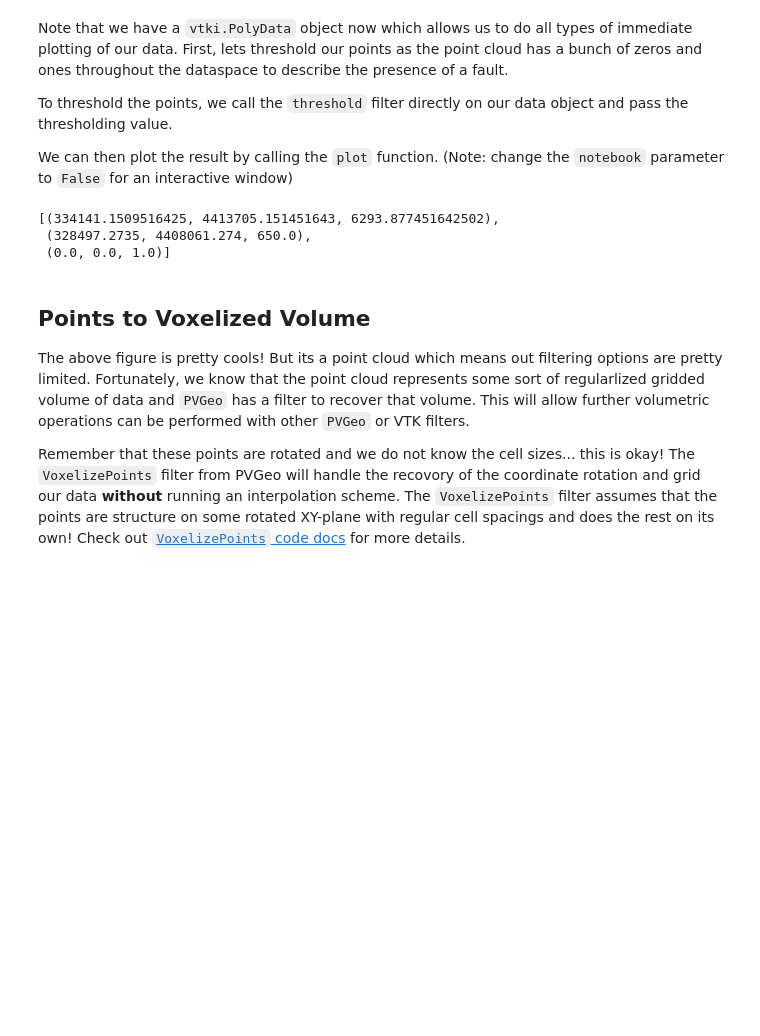
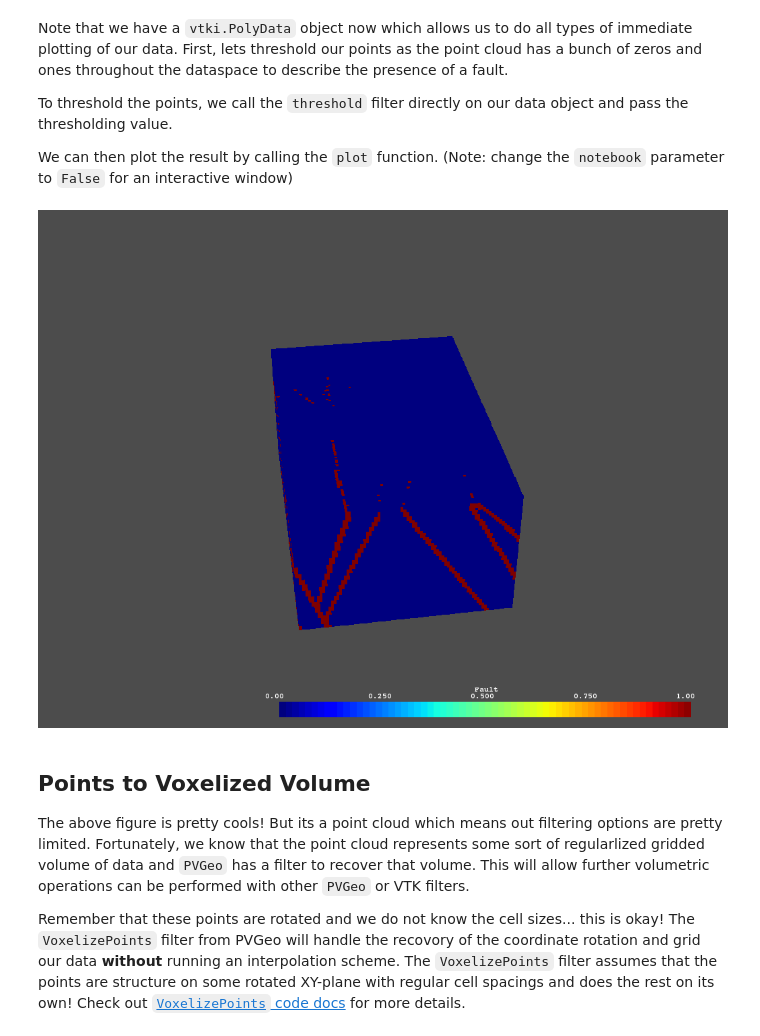
Before and after one commit to OpenGeoVis/PVGeo-Examples, a Jupyter notebook: 1.0 - Welcome.ipynb, the cells around one changed output. Drawn from its saved outputs; the diff is of its cells as text; code cells hidden in the pictures; blank space fills up the shorter version.

Commit message:
Update notebooks for Binder

```diff
--- a/1.0 - Welcome.ipynb
+++ b/1.0 - Welcome.ipynb
@@ -92,11 +92,9 @@ To threshold the points, we call the `threshold` filter directly on our data obj
 
 We can then plot the result by calling the `plot` function. (Note: change the `notebook` parameter to `False` for an interactive window)
 # %%
-vtkpoints.plot(notebook=False, rng=[0,1])
+vtkpoints.plot(clim=[0,1])
 # %% [output]
-[(334141.1509516425, 4413705.151451643, 6293.877451642502),
- (328497.2735, 4408061.274, 650.0),
- (0.0, 0.0, 1.0)]
+[figure, added]
 # %% [markdown]
 ## Points to Voxelized Volume
 
```
Also changed, not shown: parts of 7 cells of this notebook, 4 other files.
